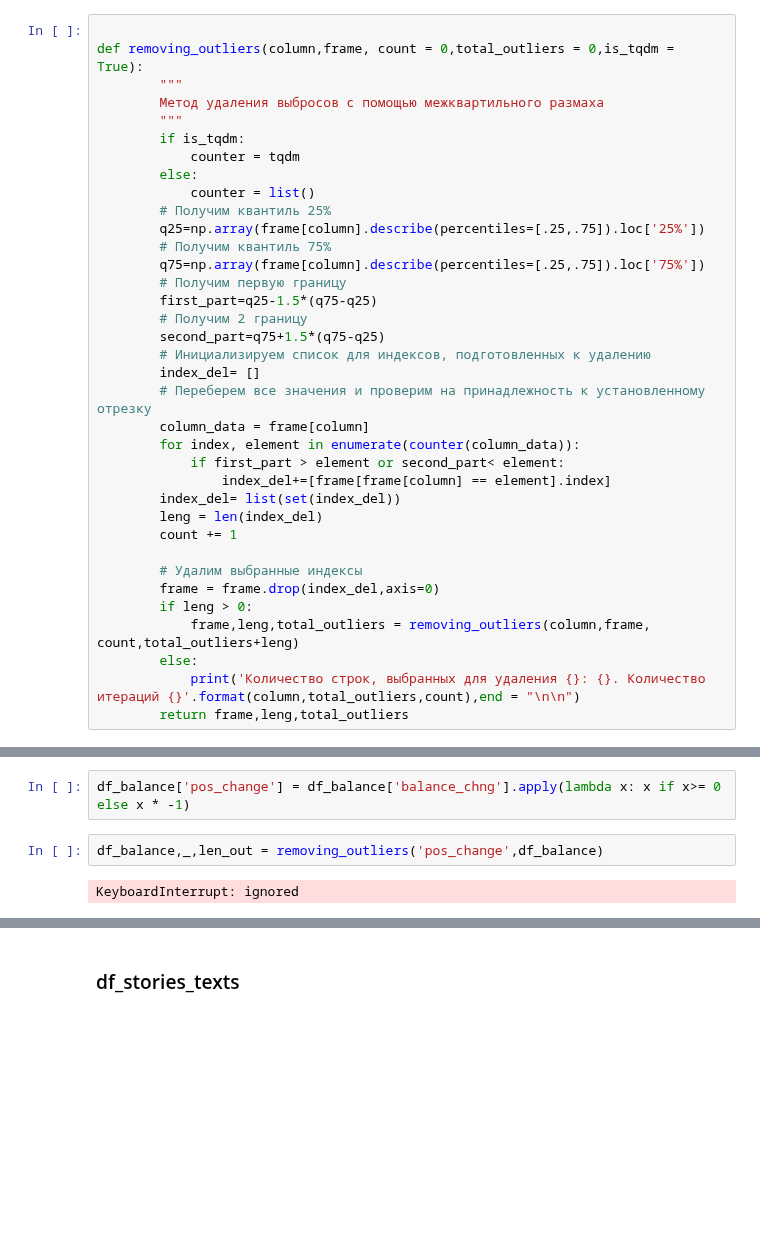
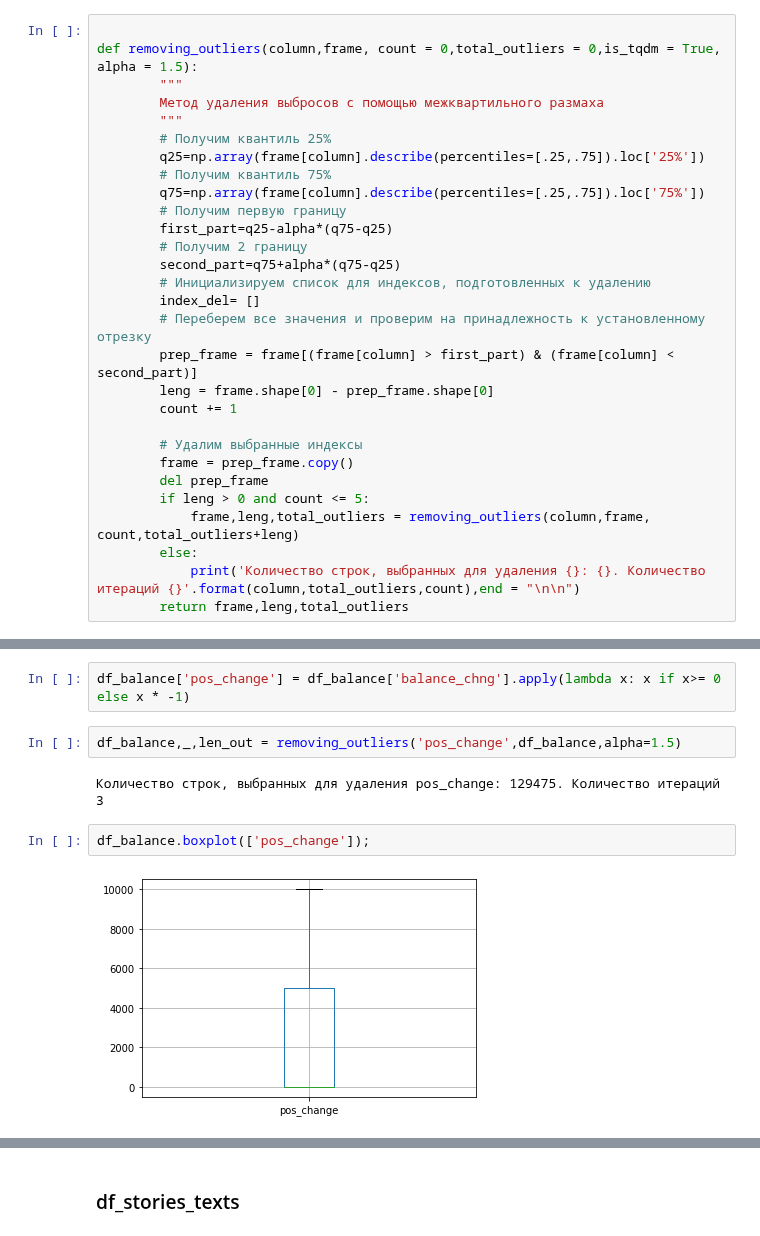
Before and after one commit to Stuksus/Hakaton_Finodays, a Jupyter notebook: temp_version.ipynb, the cells around one changed output, grey strips where cells are left out. Drawn from its saved outputs; the diff is of its cells as text; blank space fills up the shorter version.

Commit message:
remove outliers in df_balance

```diff
--- a/temp_version.ipynb
+++ b/temp_version.ipynb
@@ -75,36 +75,29 @@ from tqdm import tqdm
 pd.set_option('display.max_rows', 500)
 # %%
 
-def removing_outliers(column,frame, count = 0,total_outliers = 0,is_tqdm = True):
+def removing_outliers(column,frame, count = 0,total_outliers = 0,is_tqdm = True, alpha = 1.5):
         """
         Метод удаления выбросов с помощью межквартильного размаха
         """
-        if is_tqdm:
-            counter = tqdm
-        else:
-            counter = list()
         # Получим квантиль 25%
         q25=np.array(frame[column].describe(percentiles=[.25,.75]).loc['25%'])
         # Получим квантиль 75%
         q75=np.array(frame[column].describe(percentiles=[.25,.75]).loc['75%'])
         # Получим первую границу
-        first_part=q25-1.5*(q75-q25)
+        first_part=q25-alpha*(q75-q25)
         # Получим 2 границу
-        second_part=q75+1.5*(q75-q25)
+        second_part=q75+alpha*(q75-q25)
         # Инициализируем список для индексов, подготовленных к удалению
         index_del= []
         # Переберем все значения и проверим на принадлежность к установленному отрезку
-        column_data = frame[column]
-        for index, element in enumerate(counter(column_data)):
-            if first_part > element or second_part< element:
-                index_del+=[frame[frame[column] == element].index]
-        index_del= list(set(index_del))
-        leng = len(index_del)
+        prep_frame = frame[(frame[column] > first_part) & (frame[column] < second_part)]
+        leng = frame.shape[0] - prep_frame.shape[0]
         count += 1
 
         # Удалим выбранные индексы
-        frame = frame.drop(index_del,axis=0)
-        if leng > 0:
+        frame = prep_frame.copy()
+        del prep_frame
+        if leng > 0 and count <= 5:
             frame,leng,total_outliers = removing_outliers(column,frame, count,total_outliers+leng)
         else:
             print('Количество строк, выбранных для удаления {}: {}. Количество итераций {}'.format(column,total_outliers,count),end = "\n\n")
@@ -544,6 +537,10 @@ df_balance
 # %%
 df_balance['pos_change'] = df_balance['balance_chng'].apply(lambda x: x if x>= 0 else x * -1)
 # %%
-df_balance,_,len_out = removing_outliers('pos_change',df_balance)
+df_balance,_,len_out = removing_outliers('pos_change',df_balance,alpha=1.5)
 # %% [output]
-KeyboardInterrupt: ignored
+Количество строк, выбранных для удаления pos_change: 129475. Количество итераций 3
+# %%
+df_balance.boxplot(['pos_change']);
+# %% [output]
+[figure, added]
```
Also changed, not shown: parts of 2 cells of this notebook.
